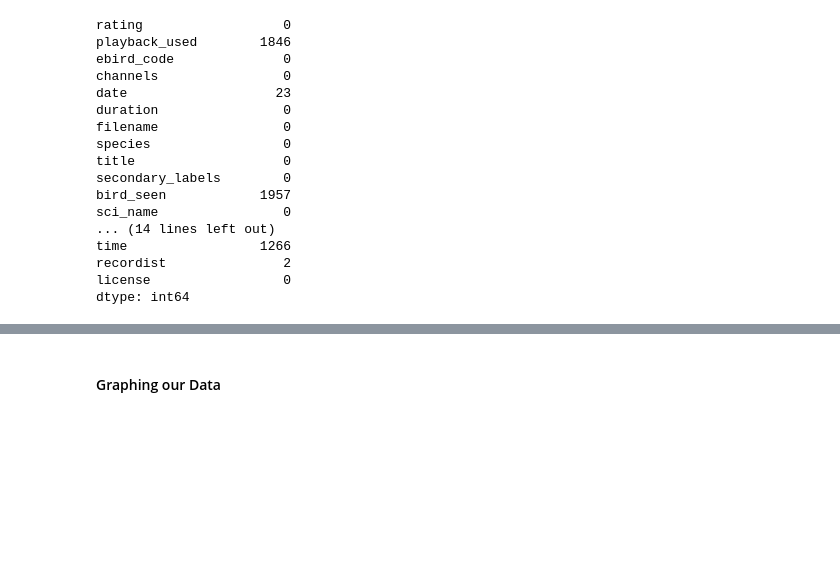
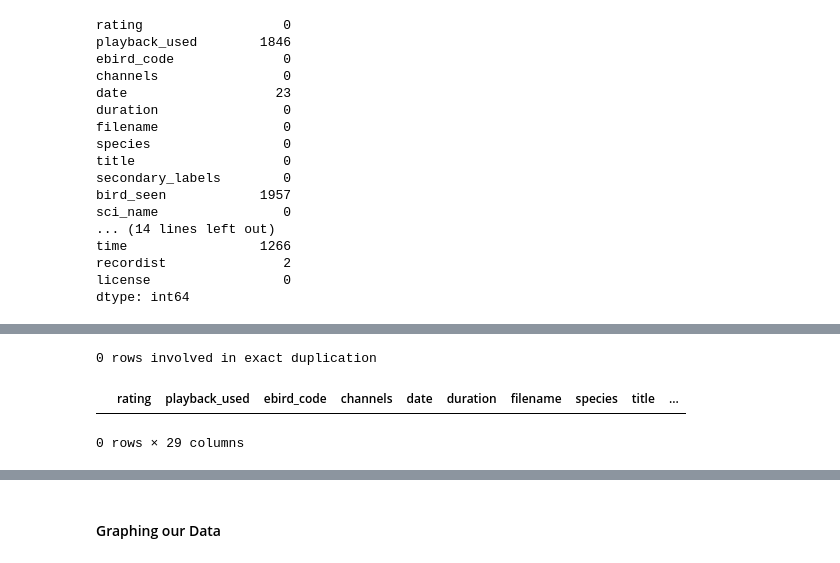
Before and after one commit to Jhe56/Ai-vian, a Jupyter notebook: Update_2/dataset_analysis.ipynb, the cells around one changed output, grey strips where cells are left out. Saved outputs shown, nothing was run; the diff lists cells and outputs as text; code cells hidden in the pictures; blank space fills up the shorter version.

```diff
--- a/Update_2/dataset_analysis.ipynb
+++ b/Update_2/dataset_analysis.ipynb
@@ -81,3 +103,9 @@ for col in df.columns:
 # %%
-df.duplicated()
+dupes = df[df.duplicated(keep=False)]
+print(len(dupes), "rows involved in exact duplication")
+dupes
+# %% [output]
+0 rows involved in exact duplication
+|  | rating | playback_used | ebird_code | channels | date | duration | filename | species | title | ... |
+0 rows × 29 columns
 # %% [markdown]
```
Also changed, not shown: parts of 8 cells of this notebook.
